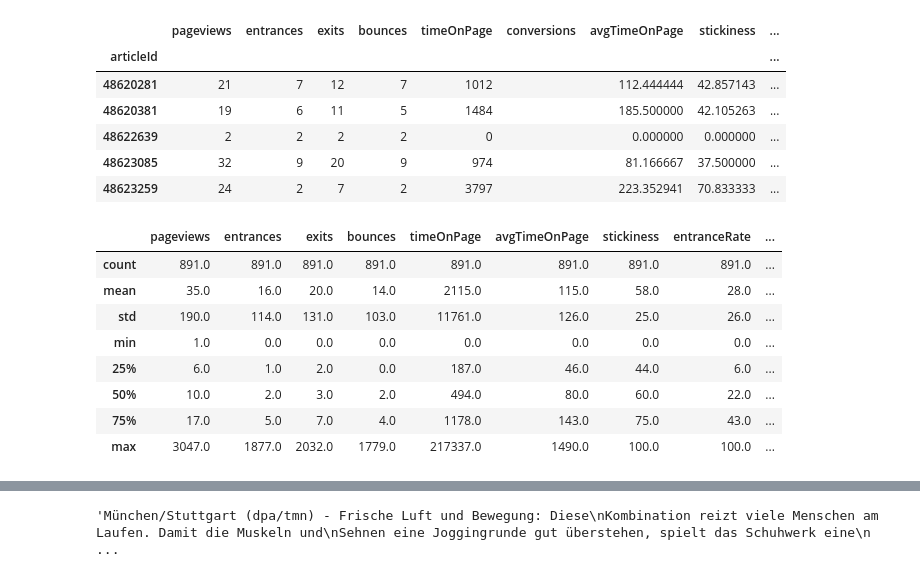
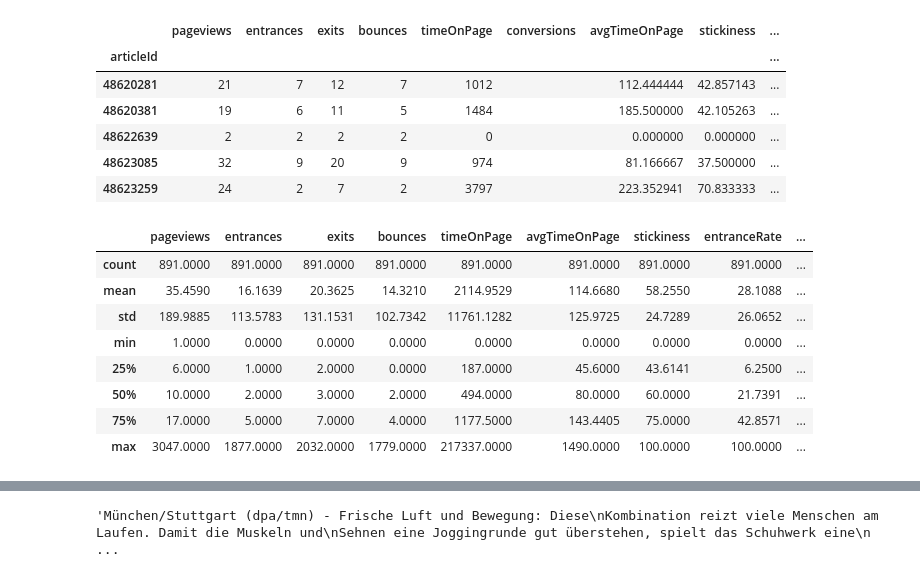
Before and after one commit to susannaruecker/master_thesis, a Jupyter notebook: read_data.ipynb, the cells around one changed output, grey strips where cells are left out. Cells and saved outputs as stored; diff of their text form; code cells hidden in the pictures.

```diff
--- a/read_data.ipynb
+++ b/read_data.ipynb
@@ -113,17 +113,17 @@ df.head()
 | 48623085 | 32 | 9 | 20 | 9 | 974 |  | 81.166667 | 37.500000 | ... |
 | 48623259 | 24 | 2 | 7 | 2 | 3797 |  | 223.352941 | 70.833333 | ... |
 # %%
-df.describe().round(0)
+df.describe().round(4)
 # %% [output]
 |  | pageviews | entrances | exits | bounces | timeOnPage | avgTimeOnPage | stickiness | entranceRate | ... |
-| count | 891.0 | 891.0 | 891.0 | 891.0 | 891.0 | 891.0 | 891.0 | 891.0 | ... |
-| mean | 35.0 | 16.0 | 20.0 | 14.0 | 2115.0 | 115.0 | 58.0 | 28.0 | ... |
-| std | 190.0 | 114.0 | 131.0 | 103.0 | 11761.0 | 126.0 | 25.0 | 26.0 | ... |
-| min | 1.0 | 0.0 | 0.0 | 0.0 | 0.0 | 0.0 | 0.0 | 0.0 | ... |
-| 25% | 6.0 | 1.0 | 2.0 | 0.0 | 187.0 | 46.0 | 44.0 | 6.0 | ... |
-| 50% | 10.0 | 2.0 | 3.0 | 2.0 | 494.0 | 80.0 | 60.0 | 22.0 | ... |
-| 75% | 17.0 | 5.0 | 7.0 | 4.0 | 1178.0 | 143.0 | 75.0 | 43.0 | ... |
-| max | 3047.0 | 1877.0 | 2032.0 | 1779.0 | 217337.0 | 1490.0 | 100.0 | 100.0 | ... |
+| count | 891.0000 | 891.0000 | 891.0000 | 891.0000 | 891.0000 | 891.0000 | 891.0000 | 891.0000 | ... |
+| mean | 35.4590 | 16.1639 | 20.3625 | 14.3210 | 2114.9529 | 114.6680 | 58.2550 | 28.1088 | ... |
+| std | 189.9885 | 113.5783 | 131.1531 | 102.7342 | 11761.1282 | 125.9725 | 24.7289 | 26.0652 | ... |
+| min | 1.0000 | 0.0000 | 0.0000 | 0.0000 | 0.0000 | 0.0000 | 0.0000 | 0.0000 | ... |
+| 25% | 6.0000 | 1.0000 | 2.0000 | 0.0000 | 187.0000 | 45.6000 | 43.6141 | 6.2500 | ... |
+| 50% | 10.0000 | 2.0000 | 3.0000 | 2.0000 | 494.0000 | 80.0000 | 60.0000 | 21.7391 | ... |
+| 75% | 17.0000 | 5.0000 | 7.0000 | 4.0000 | 1177.5000 | 143.4405 | 75.0000 | 42.8571 | ... |
+| max | 3047.0000 | 1877.0000 | 2032.0000 | 1779.0000 | 217337.0000 | 1490.0000 | 100.0000 | 100.0000 | ... |
 # %%
 df.iloc[100] # one example
 # %% [output]
```
Also changed, not shown: parts of 14 cells of this notebook, 3 other files.
